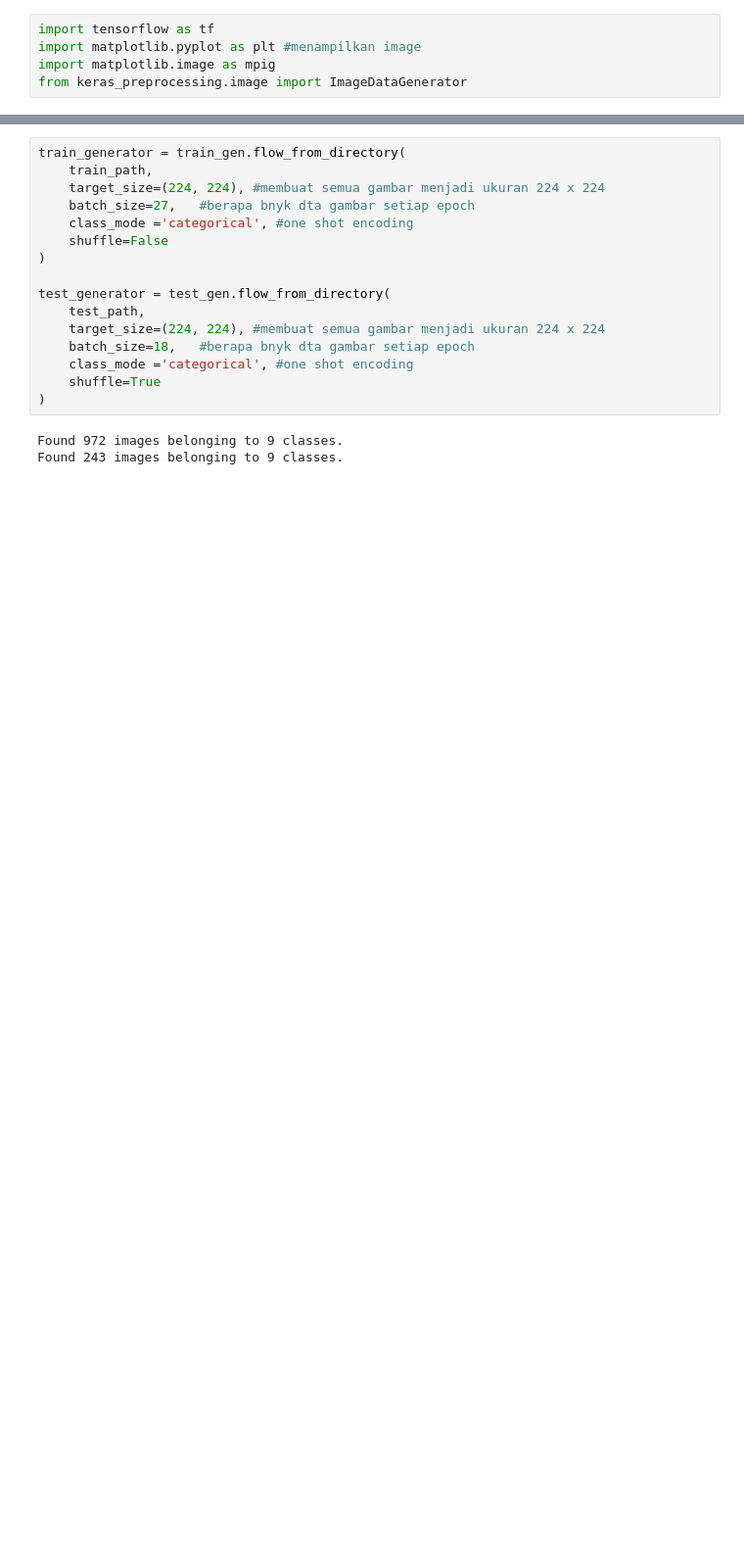
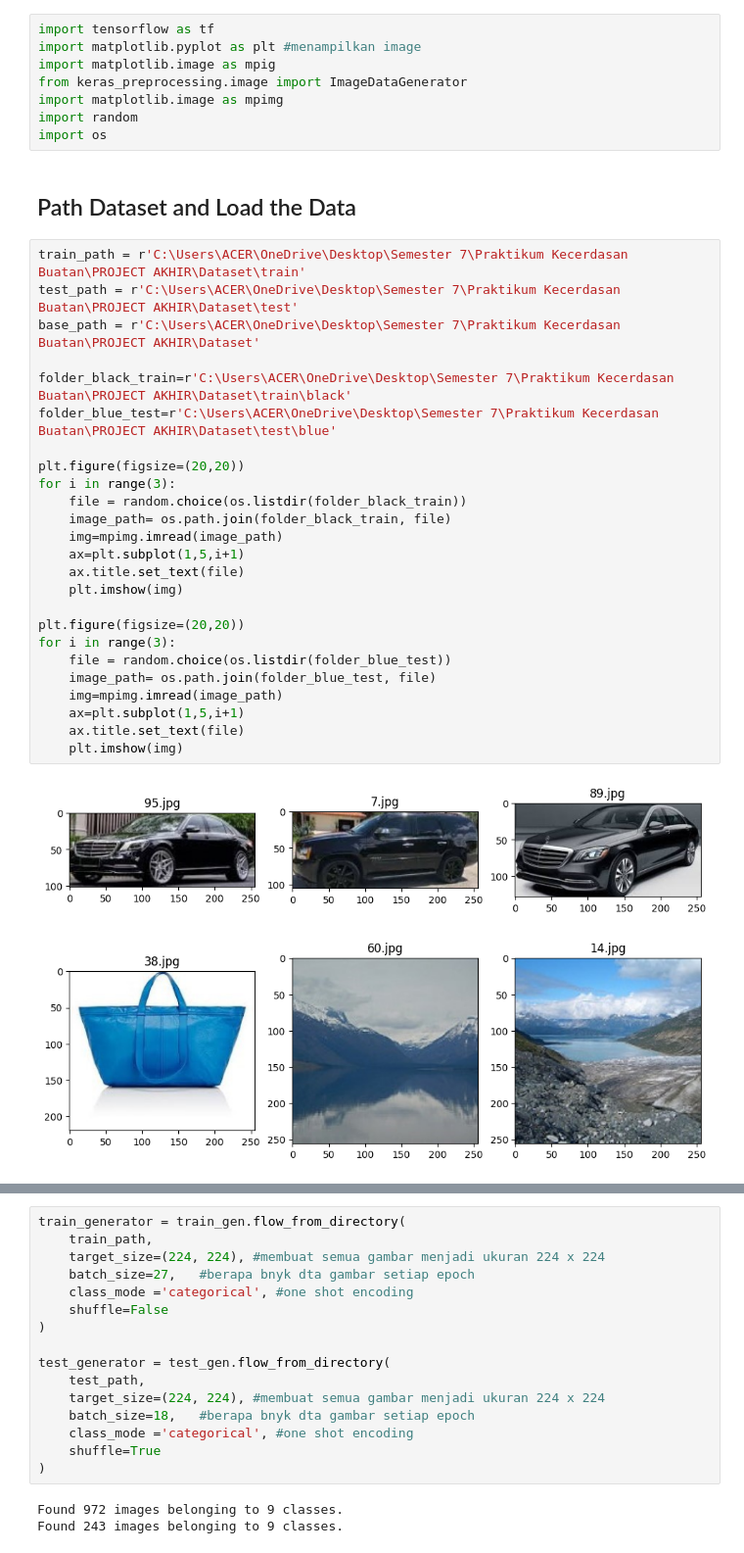
Before and after one commit to hidayatunnis/Project-Akhir-KB, a Jupyter notebook: Preprocessing+Training.ipynb, the cells around one changed output, grey strips where cells are left out. Shown at 98% size. Drawn from its saved outputs; the diff is of its cells as text; blank space fills up the shorter version.

```diff
--- a/Preprocessing+Training.ipynb
+++ b/Preprocessing+Training.ipynb
@@ -3,3 +5,36 @@ import tensorflow as tf
 import matplotlib.pyplot as plt #menampilkan image
 import matplotlib.image as mpig
 from keras_preprocessing.image import ImageDataGenerator
+import matplotlib.image as mpimg
+import random
+import os
+# %% [markdown]
+## Path Dataset and Load the Data
+# %%
+train_path = r'C:\Users\ACER\OneDrive\Desktop\Semester 7\Praktikum Kecerdasan Buatan\PROJECT AKHIR\Dataset\train'
+test_path = r'C:\Users\ACER\OneDrive\Desktop\Semester 7\Praktikum Kecerdasan Buatan\PROJECT AKHIR\Dataset\test'
+base_path = r'C:\Users\ACER\OneDrive\Desktop\Semester 7\Praktikum Kecerdasan Buatan\PROJECT AKHIR\Dataset'
+
+folder_black_train=r'C:\Users\ACER\OneDrive\Desktop\Semester 7\Praktikum Kecerdasan Buatan\PROJECT AKHIR\Dataset\train\black'
+folder_blue_test=r'C:\Users\ACER\OneDrive\Desktop\Semester 7\Praktikum Kecerdasan Buatan\PROJECT AKHIR\Dataset\test\blue'
+
+plt.figure(figsize=(20,20))
+for i in range(3):
+    file = random.choice(os.listdir(folder_black_train))
+    image_path= os.path.join(folder_black_train, file)
+    img=mpimg.imread(image_path)
+    ax=plt.subplot(1,5,i+1)
+    ax.title.set_text(file)
+    plt.imshow(img)
+
+plt.figure(figsize=(20,20))
+for i in range(3):
+    file = random.choice(os.listdir(folder_blue_test))
+    image_path= os.path.join(folder_blue_test, file)
+    img=mpimg.imread(image_path)
+    ax=plt.subplot(1,5,i+1)
+    ax.title.set_text(file)
+    plt.imshow(img)
+# %% [output]
+[figure, added]
+[figure, added]
```
Also changed, not shown: parts of 16 cells of this notebook.
